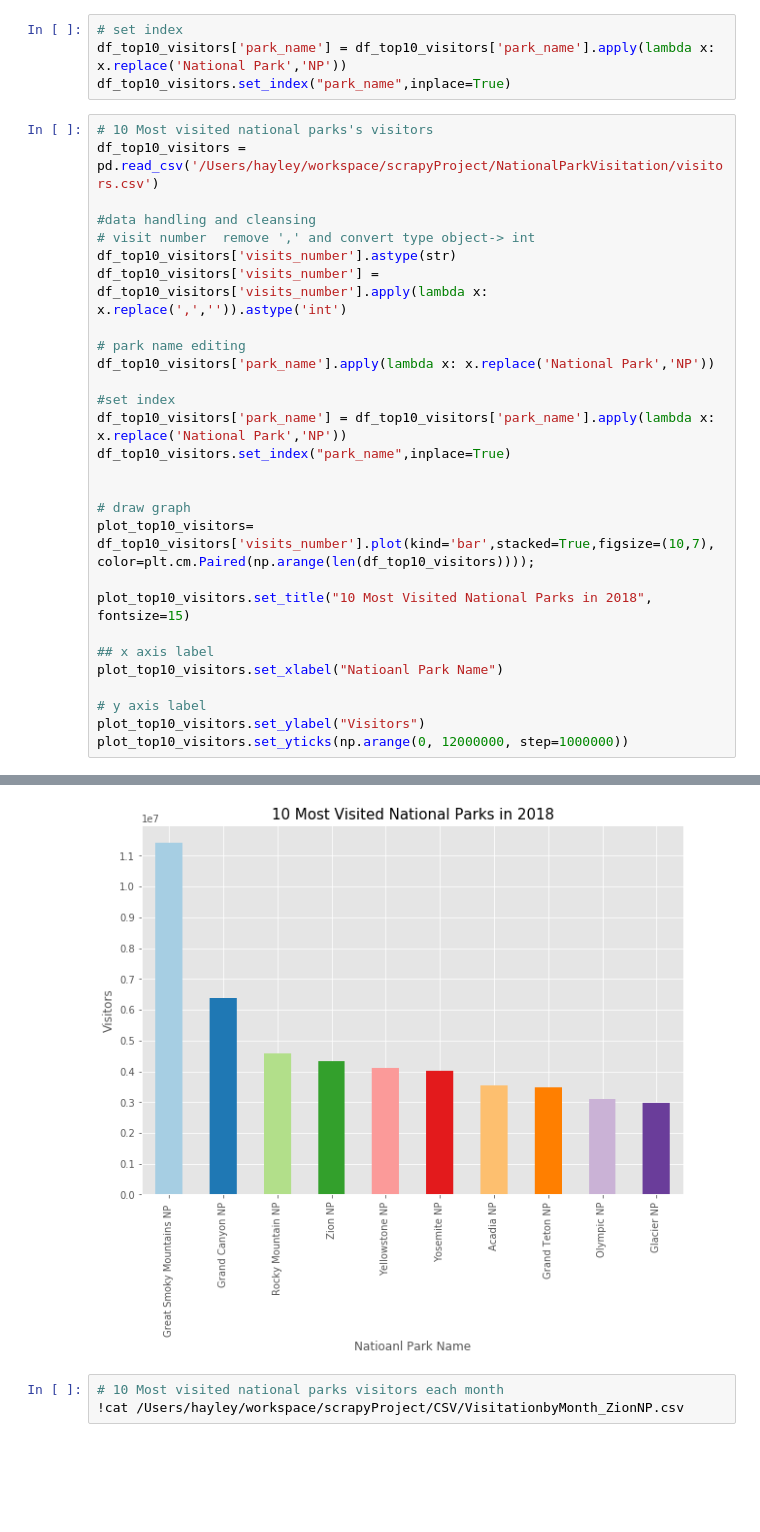
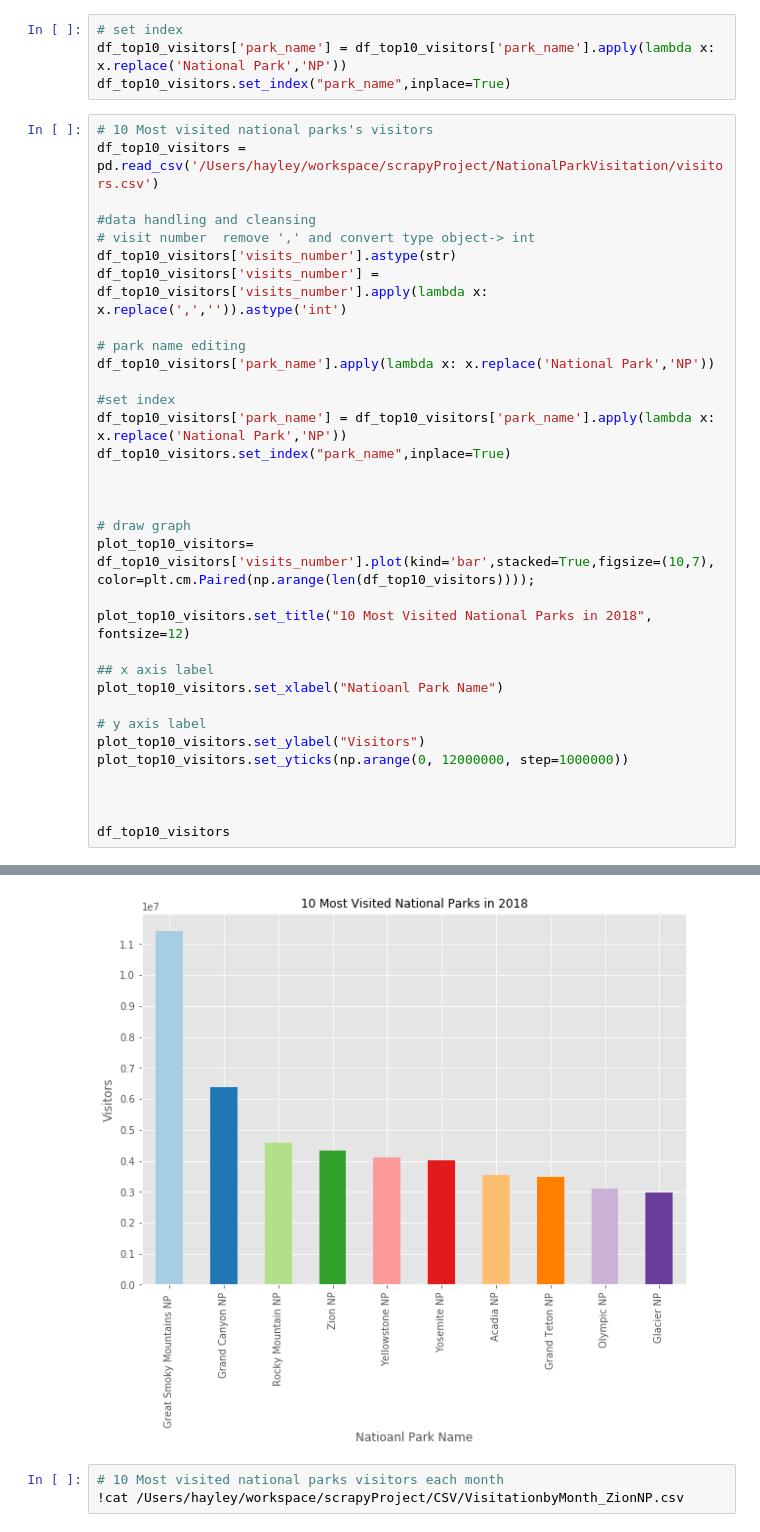
Before and after one commit to hayley01145553/WebScrapingProject, a Jupyter notebook: Web_Scrapy_Project_20180721_0400.ipynb, the cells around one changed output, grey strips where cells are left out. Drawn from its saved outputs; the diff is of its cells as text; blank space fills up the shorter version.

```diff
--- a/Web_Scrapy_Project_20180721_0400.ipynb
+++ b/Web_Scrapy_Project_20180721_0400.ipynb
@@ -107,10 +107,11 @@ df_top10_visitors['park_name'] = df_top10_visitors['park_name'].apply(lambda x:
 df_top10_visitors.set_index("park_name",inplace=True)
 
 
+
 # draw graph
 plot_top10_visitors= df_top10_visitors['visits_number'].plot(kind='bar',stacked=True,figsize=(10,7), color=plt.cm.Paired(np.arange(len(df_top10_visitors))));
 
-plot_top10_visitors.set_title("10 Most Visited National Parks in 2018", fontsize=15)
+plot_top10_visitors.set_title("10 Most Visited National Parks in 2018", fontsize=12)
 
 ## x axis label
 plot_top10_visitors.set_xlabel("Natioanl Park Name")
@@ -118,4 +119,8 @@ plot_top10_visitors.set_xlabel("Natioanl Park Name")
 # y axis label
 plot_top10_visitors.set_ylabel("Visitors")
 plot_top10_visitors.set_yticks(np.arange(0, 12000000, step=1000000))
+
+
+
+df_top10_visitors
 # %% [output]
@@ -134,4 +139,4 @@ plot_top10_visitors.set_yticks(np.arange(0, 12000000, step=1000000))
-[figure, old version]
+[figure, new version]
 # %%
 # 10 Most visited national parks visitors each month
 !cat /Users/hayley/workspace/scrapyProject/CSV/VisitationbyMonth_ZionNP.csv
```
Also changed, not shown: parts of 4 cells of this notebook, 2 other files.
